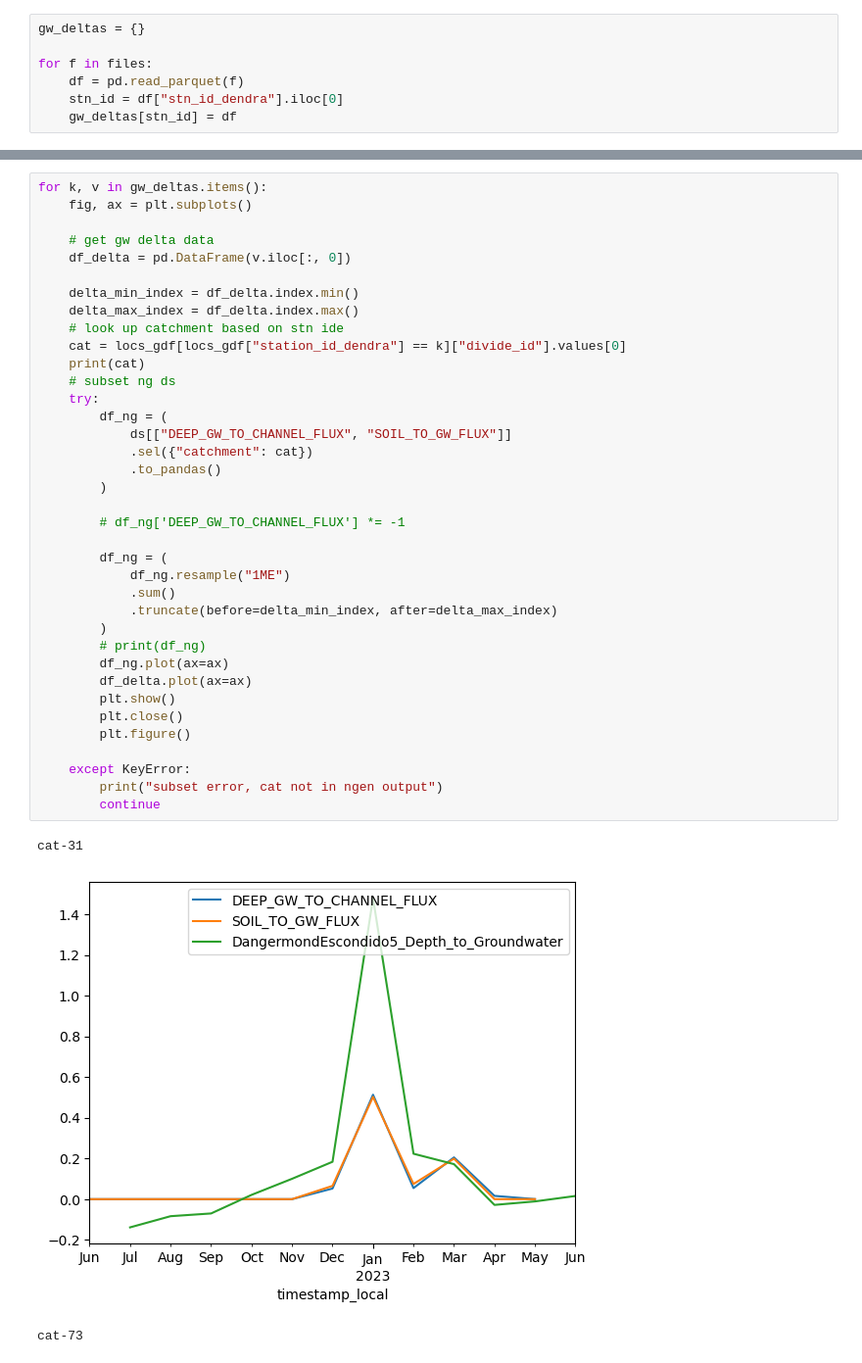
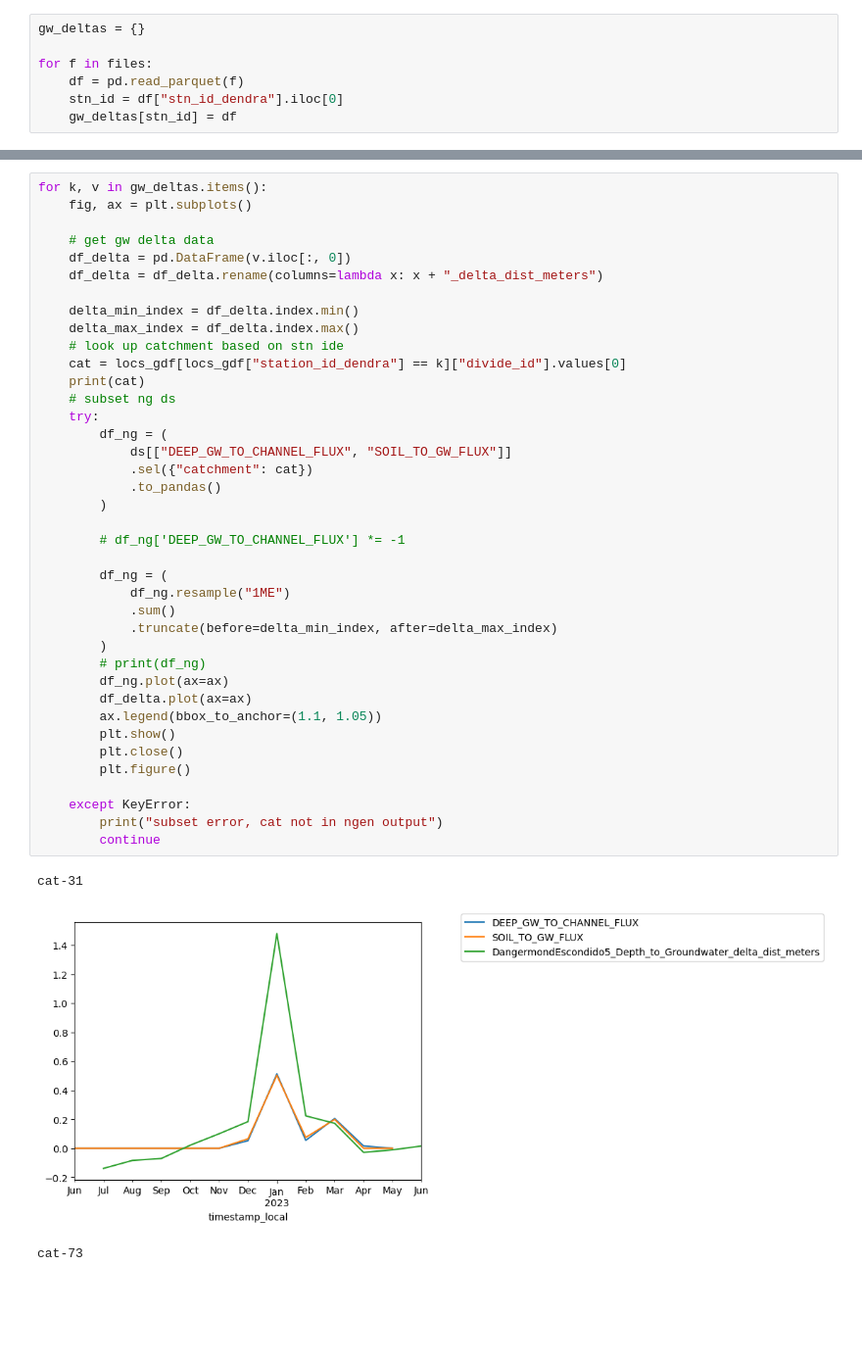
Before and after one commit to LynkerIntel/TNC_dangermond, a Jupyter notebook: station_data/well_comparison.ipynb, the cells around one changed output, grey strips where cells are left out. Shown at 98% size. Cells and saved outputs as stored; diff of their text form; blank space fills up the shorter version.

```diff
--- a/station_data/well_comparison.ipynb
+++ b/station_data/well_comparison.ipynb
@@ -116,39 +96,41 @@ for k, v in gw_deltas.items():
 
     # get gw delta data
     df_delta = pd.DataFrame(v.iloc[:, 0])
+    df_delta = df_delta.rename(columns=lambda x: x + "_delta_dist_meters")
 
     delta_min_index = df_delta.index.min()
     delta_max_index = df_delta.index.max()
     # look up catchment based on stn ide
     cat = locs_gdf[locs_gdf["station_id_dendra"] == k]["divide_id"].values[0]
     print(cat)
     # subset ng ds
     try:
         df_ng = (
             ds[["DEEP_GW_TO_CHANNEL_FLUX", "SOIL_TO_GW_FLUX"]]
             .sel({"catchment": cat})
             .to_pandas()
         )
 
         # df_ng['DEEP_GW_TO_CHANNEL_FLUX'] *= -1
 
         df_ng = (
             df_ng.resample("1ME")
             .sum()
             .truncate(before=delta_min_index, after=delta_max_index)
         )
         # print(df_ng)
         df_ng.plot(ax=ax)
         df_delta.plot(ax=ax)
+        ax.legend(bbox_to_anchor=(1.1, 1.05))
         plt.show()
         plt.close()
         plt.figure()
 
     except KeyError:
         print("subset error, cat not in ngen output")
         continue
 # %% [output]
 cat-31
-[figure, old version]
+[figure, new version]
 cat-73
 <Figure size 640x480 with 0 Axes>
```
Also changed, not shown: parts of 2 cells of this notebook.
